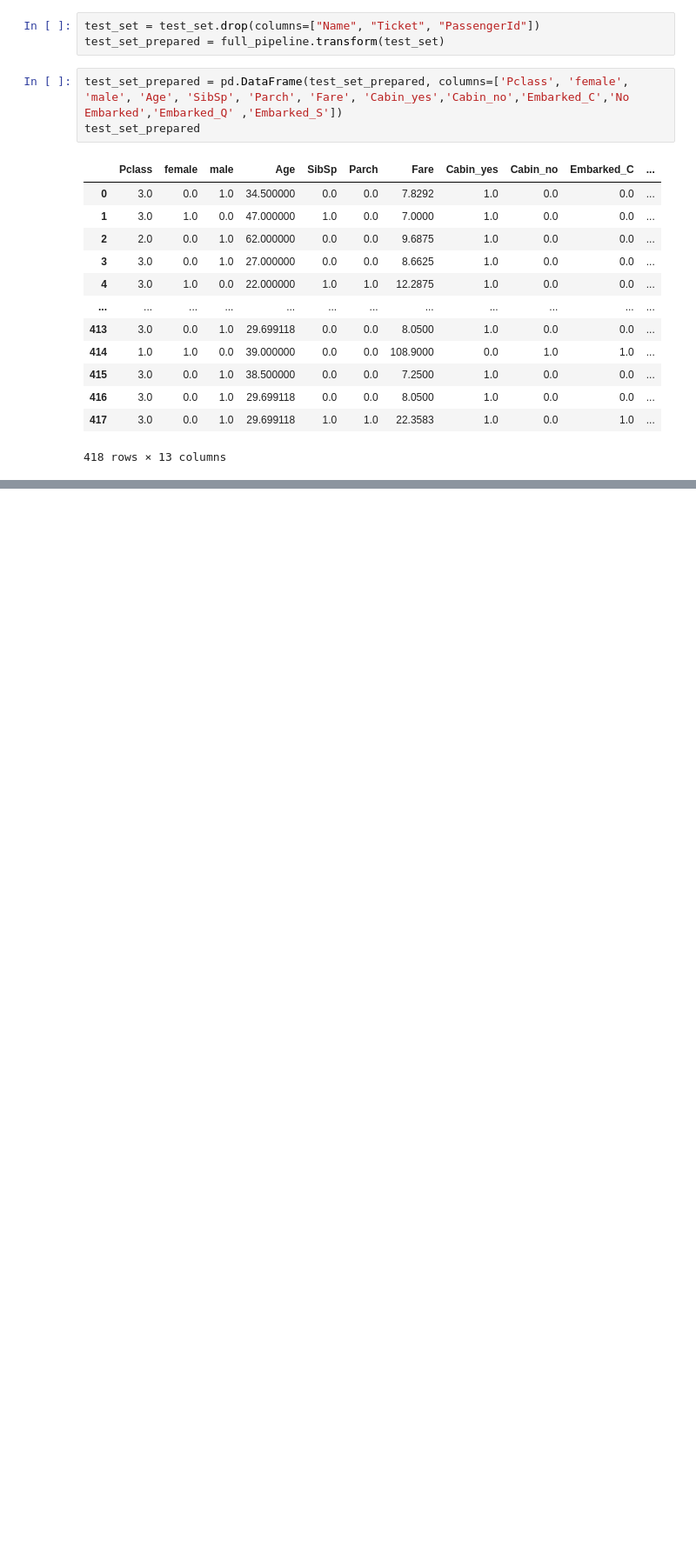
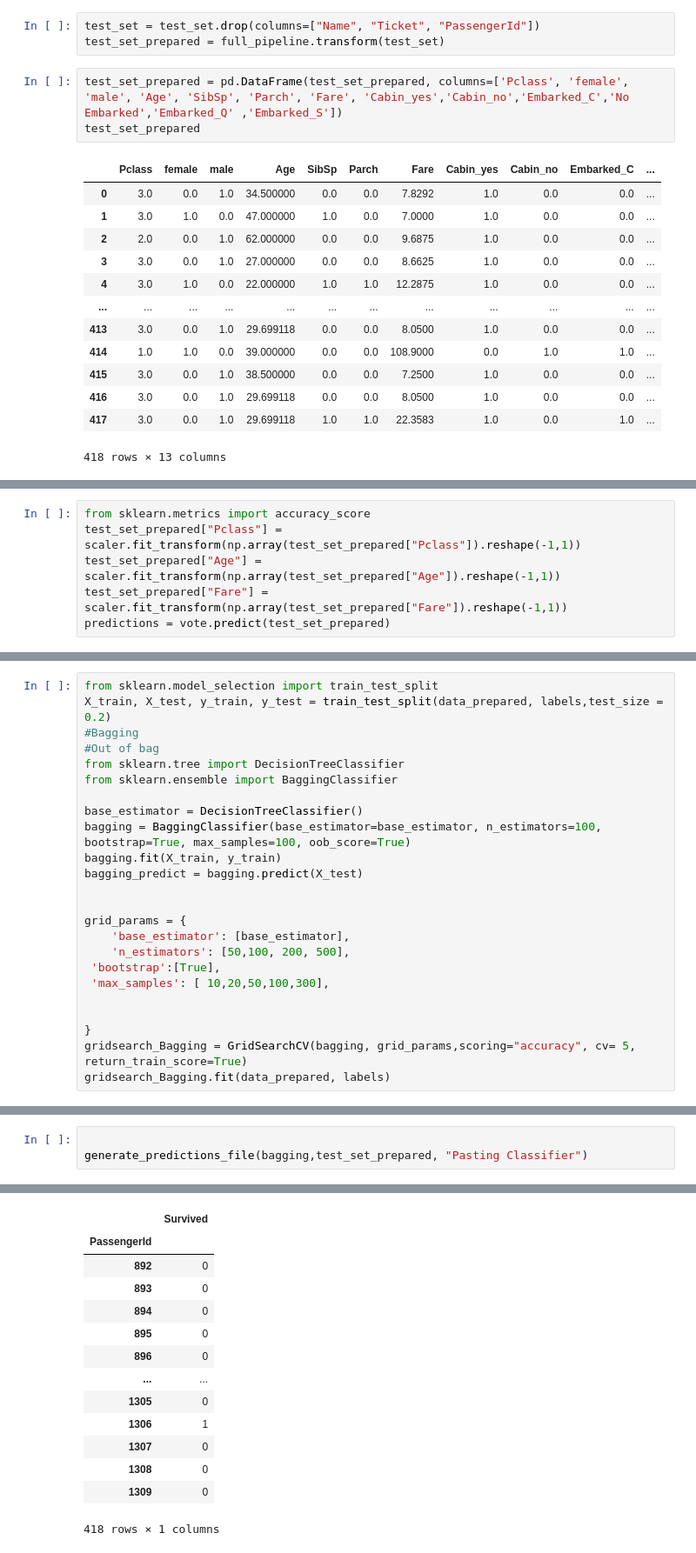
Before and after one commit to JesusNoelValMo/Machine_Learning_Book, a Jupyter notebook: Chapter_3_Classification/Chapter_3_Exercise_3/Chapter_3_Exercise_3.ipynb, the cells around one changed output, grey strips where cells are left out. Shown at 87% size. Saved outputs shown, nothing was run; the diff lists cells and outputs as text; blank space fills up the shorter version.

```diff
--- a/Chapter_3_Classification/Chapter_3_Exercise_3/Chapter_3_Exercise_3.ipynb
+++ b/Chapter_3_Classification/Chapter_3_Exercise_3/Chapter_3_Exercise_3.ipynb
@@ -382,3 +420,9 @@ GridSearchCV(cv=5, error_score=nan,
+# %%
+from sklearn.metrics import accuracy_score
+test_set_prepared["Pclass"] = scaler.fit_transform(np.array(test_set_prepared["Pclass"]).reshape(-1,1))
+test_set_prepared["Age"] = scaler.fit_transform(np.array(test_set_prepared["Age"]).reshape(-1,1))
+test_set_prepared["Fare"] = scaler.fit_transform(np.array(test_set_prepared["Fare"]).reshape(-1,1))
+predictions = vote.predict(test_set_prepared)
 # %%
 #Let's save and download our model
 import joblib
@@ -419,0 +467,24 @@ data_frame_predictions_fine_tuned
+# %%
+from sklearn.model_selection import train_test_split
+X_train, X_test, y_train, y_test = train_test_split(data_prepared, labels,test_size = 0.2)
+#Bagging
+#Out of bag
+from sklearn.tree import DecisionTreeClassifier
+from sklearn.ensemble import BaggingClassifier
+
+base_estimator = DecisionTreeClassifier()
+bagging = BaggingClassifier(base_estimator=base_estimator, n_estimators=100, bootstrap=True, max_samples=100, oob_score=True)
+bagging.fit(X_train, y_train)
+bagging_predict = bagging.predict(X_test)
+
+
+grid_params = {
+    'base_estimator': [base_estimator],
+    'n_estimators': [50,100, 200, 500],
+ 'bootstrap':[True],
+ 'max_samples': [ 10,20,50,100,300],
+
+
+}
+gridsearch_Bagging = GridSearchCV(bagging, grid_params,scoring="accuracy", cv= 5, return_train_score=True)
+gridsearch_Bagging.fit(data_prepared, labels)
@@ -419,0 +641,4 @@ data_frame_predictions_fine_tuned
+# %%
+
+generate_predictions_file(bagging,test_set_prepared, "Pasting Classifier")
+# %% [output]
@@ -419,0 +647,14 @@ data_frame_predictions_fine_tuned
+|  | Survived |
+| PassengerId |  |
+| 892 | 0 |
+| 893 | 0 |
+| 894 | 0 |
+| 895 | 0 |
+| 896 | 0 |
+| ... | ... |
+| 1305 | 0 |
+| 1306 | 1 |
+| 1307 | 0 |
+| 1308 | 0 |
+| 1309 | 0 |
+418 rows × 1 columns
```
Also changed, not shown: parts of 19 cells of this notebook.
